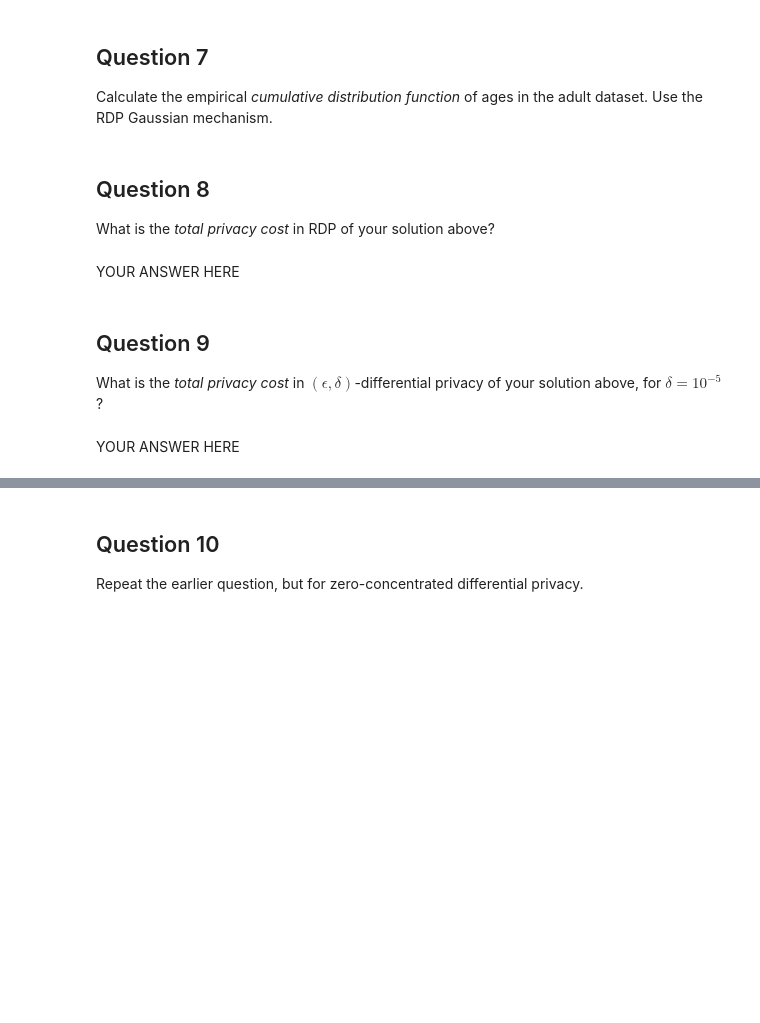
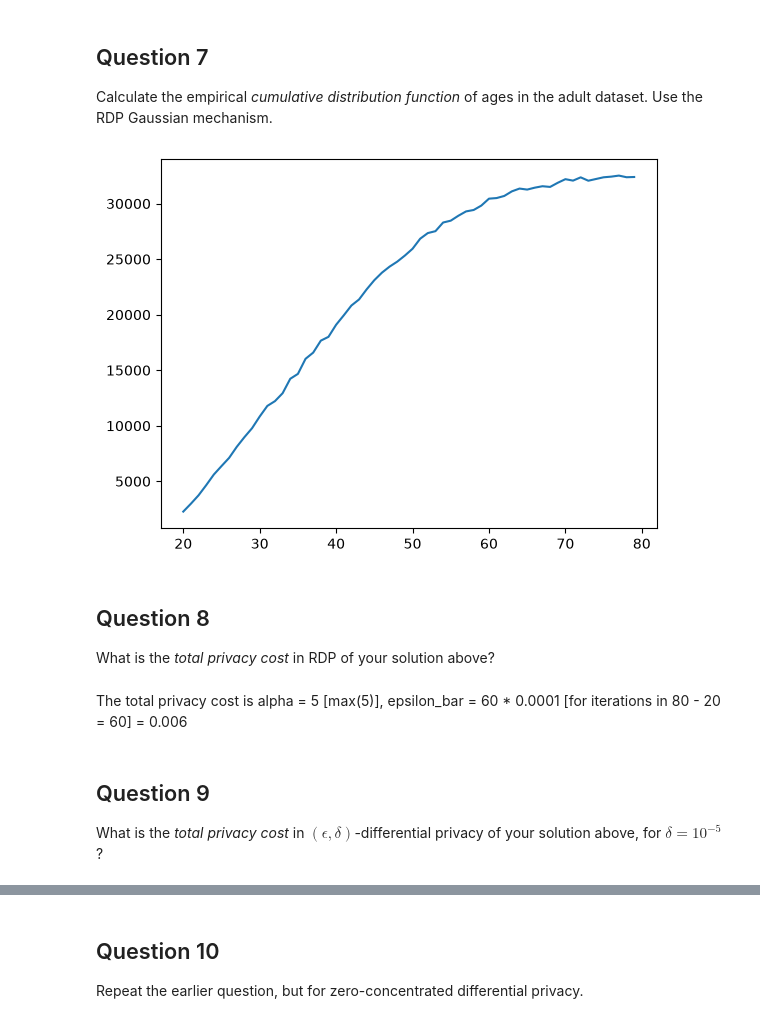
Before and after one commit to jonasgordonhemmett-tech/cs3110-data-privacy, a Jupyter notebook: exercises/CS3110_Ex_10-19-26.ipynb, the cells around one changed output, grey strips where cells are left out. Saved outputs shown, nothing was run; the diff lists cells and outputs as text; code cells hidden in the pictures; blank space fills up the shorter version.

```diff
--- a/exercises/CS3110_Ex_10-19-26.ipynb
+++ b/exercises/CS3110_Ex_10-19-26.ipynb
@@ -167,25 +174,32 @@ YOUR ANSWER HERE
 ## Question 7
 
 Calculate the empirical *cumulative distribution function* of ages in the adult dataset. Use the RDP Gaussian mechanism.
-# %%
-def calculate_cdf():
-    alpha = 5
-    epsilon = 0.0001
-
-    # YOUR CODE HERE
-    raise NotImplementedError()
-
-cdf_vals = calculate_cdf()
-plt.plot(range(20, 80), cdf_vals);
+# %%
+def calculate_cdf():
+    alpha = 5
+    epsilon = 0.0001
+
+    result = []
+
+    # Using L1 sens, not best way to do this, L2 sens of vector val version is better
+    for age in range(20, 80):
+        count = len(adult[adult["Age"] <= age])
+        noisy_count = gaussian_mech_RDP(count, sensitivity=1, epsilon=epsilon, alpha=alpha)
+        result.append(noisy_count)
+
+    return result
+
+cdf_vals = calculate_cdf()
+plt.plot(range(20, 80), cdf_vals);
+# %% [output]
+[figure, added]
 # %% [markdown]
 ## Question 8
 
 What is the *total privacy cost* in RDP of your solution above?
-# %% [markdown]
-YOUR ANSWER HERE
+# %% [markdown]
+The total privacy cost is alpha = 5 [max(5)], epsilon_bar = 60 * 0.0001 [for iterations in 80 - 20 = 60] = 0.006
 # %% [markdown]
 ## Question 9
 
 What is the *total privacy cost* in $(\epsilon, \delta)$-differential privacy of your solution above, for $\delta = 10^{-5}$?
-# %% [markdown]
-YOUR ANSWER HERE
```
Also changed, not shown: parts of 10 cells of this notebook, 1 other file.
